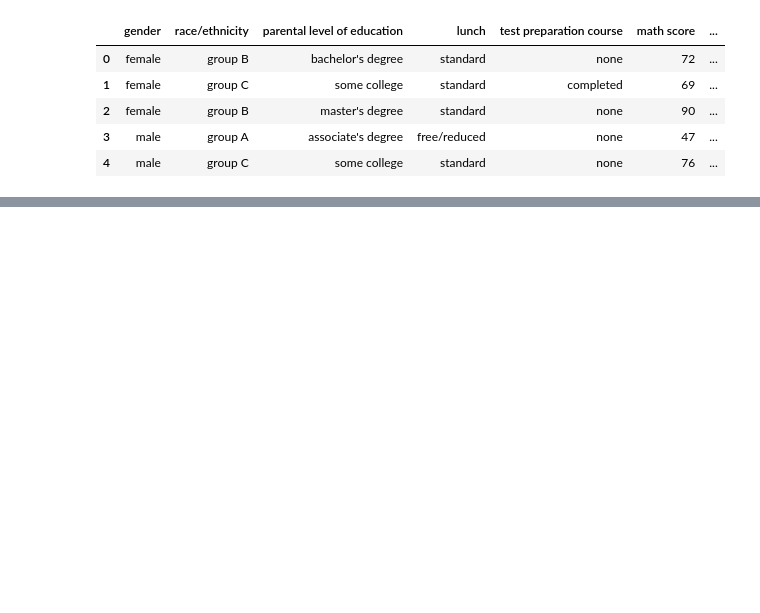
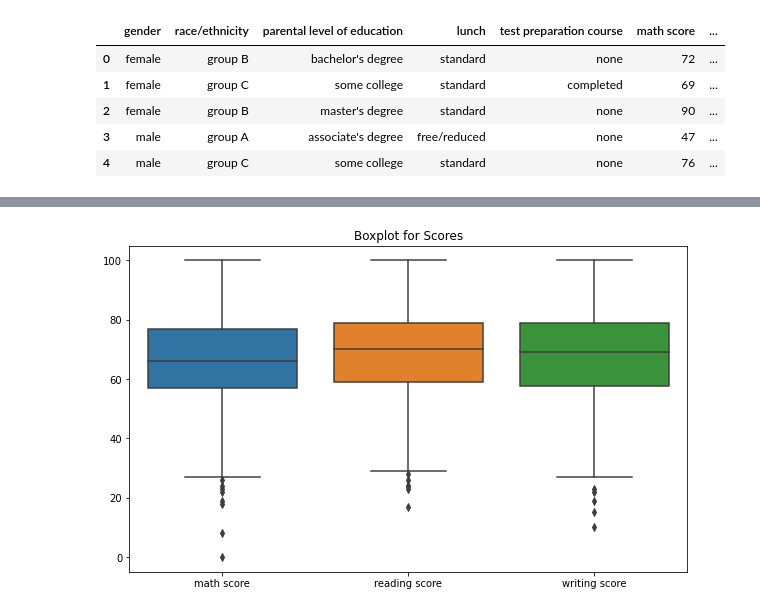
Before and after one commit to NitinJayavarapu12/Student-Performance, a Jupyter notebook: Student_code.ipynb, the cells around one changed output, grey strips where cells are left out. Drawn from its saved outputs; the diff is of its cells as text; code cells hidden in the pictures; blank space fills up the shorter version.

```diff
--- a/Student_code.ipynb
+++ b/Student_code.ipynb
@@ -17,0 +43,8 @@ df.head()
+# %%
+#Checking for outliers
+plt.figure(figsize=(10, 6))
+sns.boxplot(data=df[['math score', 'reading score', 'writing score']])
+plt.title('Boxplot for Scores')
+plt.show()
+# %% [output]
+[figure, added]
```
Also changed, not shown: parts of 5 cells of this notebook.
